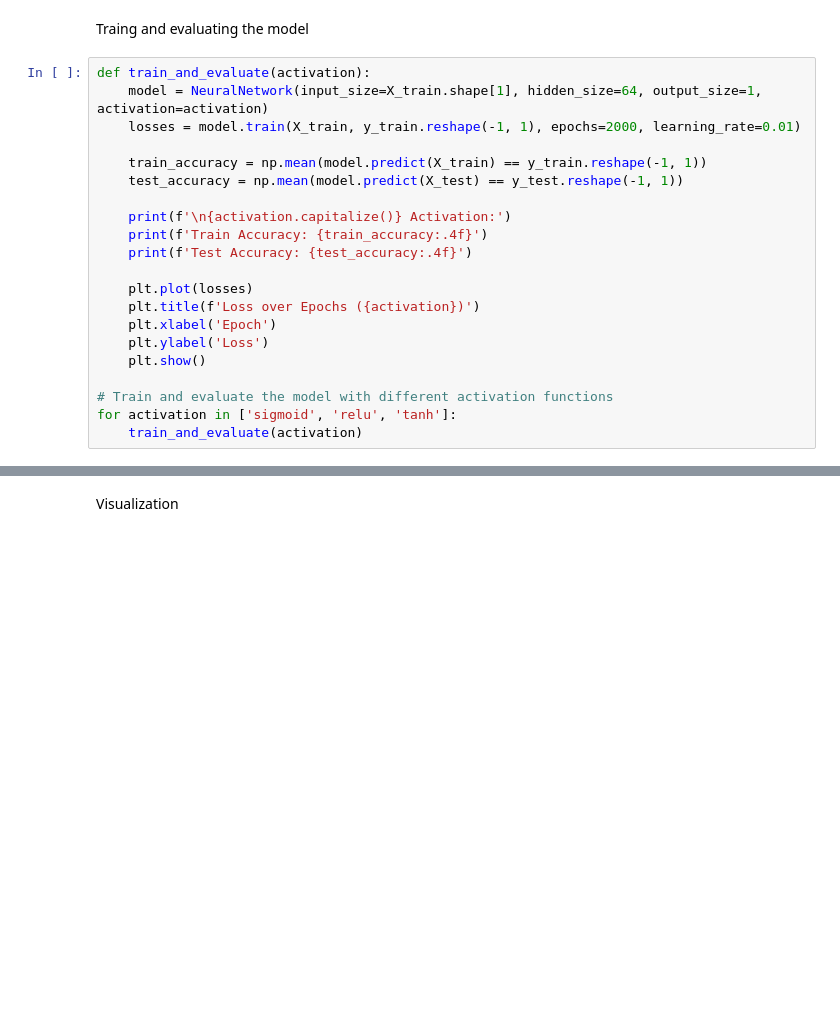
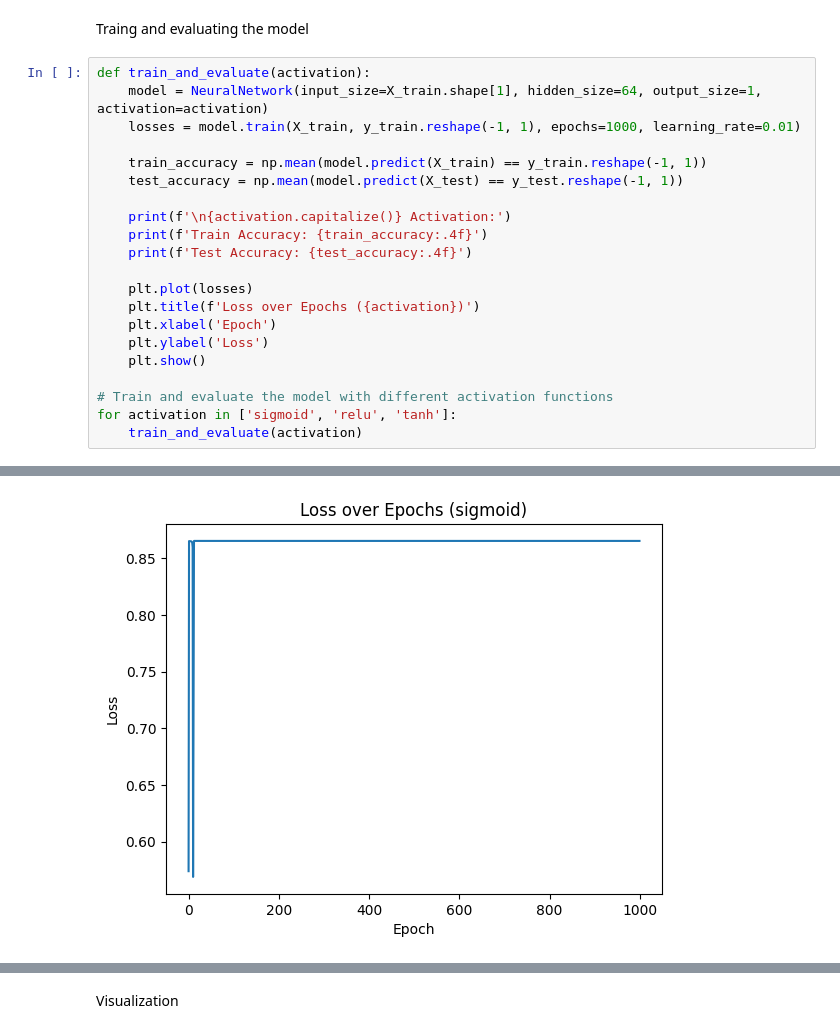
Before and after one commit to pranav202p/NNDL-CIA-1, a Jupyter notebook: q2.ipynb, the cells around one changed output, grey strips where cells are left out. Saved outputs shown, nothing was run; the diff lists cells and outputs as text; blank space fills up the shorter version.

```diff
--- a/q2.ipynb
+++ b/q2.ipynb
@@ -129,7 +129,7 @@ Traing and evaluating the model
 # %%
 def train_and_evaluate(activation):
     model = NeuralNetwork(input_size=X_train.shape[1], hidden_size=64, output_size=1, activation=activation)
-    losses = model.train(X_train, y_train.reshape(-1, 1), epochs=2000, learning_rate=0.01)
+    losses = model.train(X_train, y_train.reshape(-1, 1), epochs=1000, learning_rate=0.01)
 
     train_accuracy = np.mean(model.predict(X_train) == y_train.reshape(-1, 1))
     test_accuracy = np.mean(model.predict(X_test) == y_test.reshape(-1, 1))
@@ -152,0 +165 @@ Epoch 100, Loss: 0.7849214480874317
+[figure, added]
```
Also changed, not shown: parts of 2 cells of this notebook, 1 other file.
